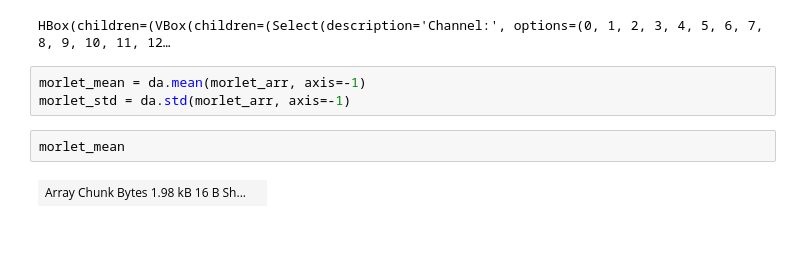
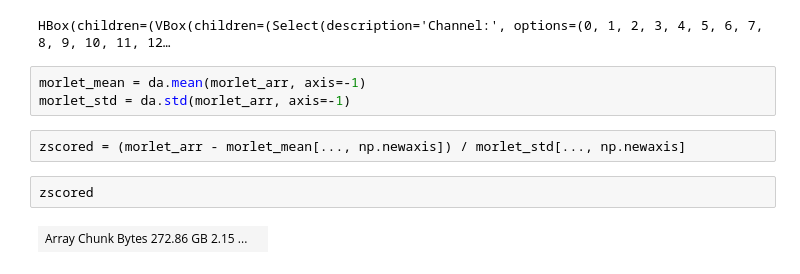
Before and after one commit to learning-2-learn/hdf5zarr-experiments, a Jupyter notebook: zarr2nwb.ipynb, the cells around one changed output. Saved outputs shown, nothing was run; the diff lists cells and outputs as text; blank space fills up the shorter version.

```diff
--- a/zarr2nwb.ipynb
+++ b/zarr2nwb.ipynb
@@ -242,7 +250,9 @@ HBox(children=(VBox(children=(Select(description='Channel:', options=(0, 1, 2, 3
 # %%
 morlet_mean = da.mean(morlet_arr, axis=-1)
 morlet_std = da.std(morlet_arr, axis=-1)
-# %%
-morlet_mean
-# %% [output]
-| Array Chunk Bytes 1.98 kB 16 B Sh... |  |
+# %%
+zscored = (morlet_arr - morlet_mean[..., np.newaxis]) / morlet_std[..., np.newaxis]
+# %%
+zscored
+# %% [output]
+| Array Chunk Bytes 272.86 GB 2.15 ... |  |
```
Also changed, not shown: parts of 45 cells of this notebook, 1 other file.
